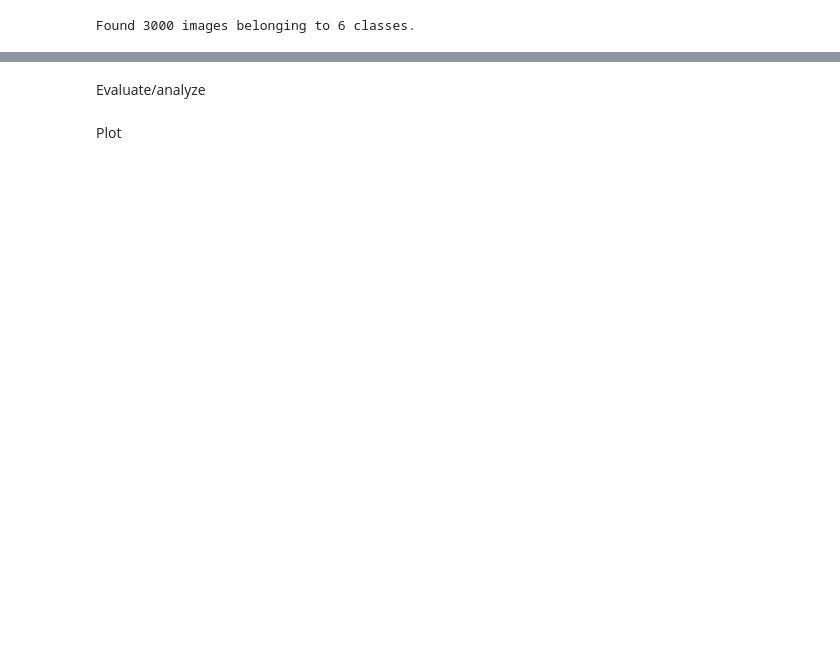
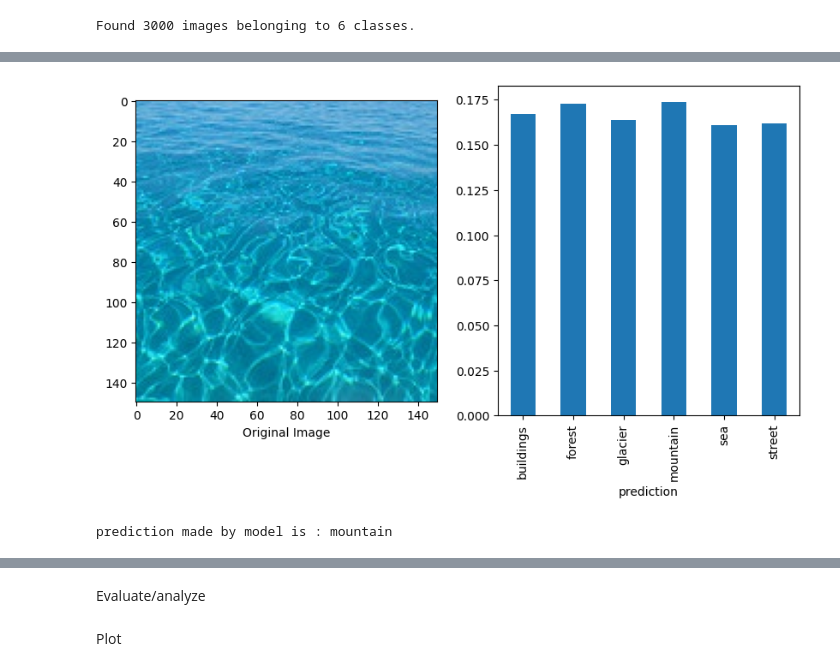
Before and after one commit to sebbestrom/Graduation-project, a Jupyter notebook: image_proejct.ipynb, the cells around one changed output, grey strips where cells are left out. Saved outputs shown, nothing was run; the diff lists cells and outputs as text; code cells hidden in the pictures; blank space fills up the shorter version.

```diff
--- a/image_proejct.ipynb
+++ b/image_proejct.ipynb
@@ -146,0 +214,3 @@ Test model
+# %%
+processing(test_sea_path + "//21259.jpg")
+# %% [output]
@@ -146,0 +218,2 @@ Test model
+[figure, added]
+prediction made by model is : mountain
```
Also changed, not shown: parts of 19 cells of this notebook, 2 other files.
